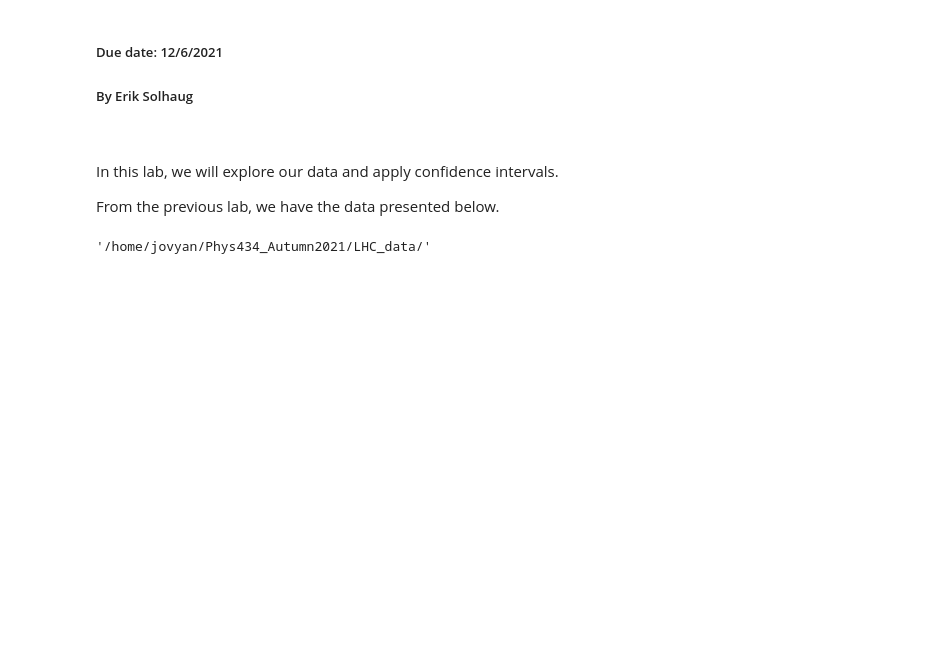
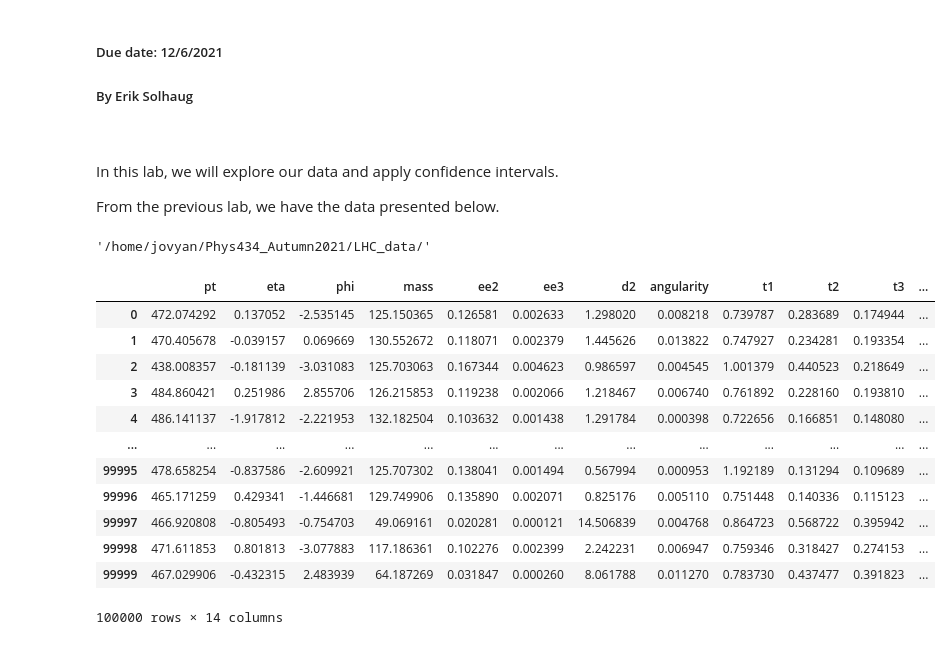
Before and after one commit to SOLHAUG13/Phys434_Autumn2021, a Jupyter notebook: Lab7/Lab7_PHYS434_Solhaug_Erik.ipynb, the cells around one changed output. Drawn from its saved outputs; the diff is of its cells as text; code cells hidden in the pictures; blank space fills up the shorter version.

```diff
--- a/Lab7/Lab7_PHYS434_Solhaug_Erik.ipynb
+++ b/Lab7/Lab7_PHYS434_Solhaug_Erik.ipynb
@@ -39,3 +39,19 @@ with open(f'{data_dir}/higgs_100000_pt_250_500.pkl', 'rb') as f:
 # %%
 with open(f'{data_dir}/qcd_100000_pt_250_500.pkl', 'rb') as f:
     qcd = pickle.load(f)
+# %%
+higgs
+# %% [output]
+|  | pt | eta | phi | mass | ee2 | ee3 | d2 | angularity | t1 | t2 | t3 | ... |
+| 0 | 472.074292 | 0.137052 | -2.535145 | 125.150365 | 0.126581 | 0.002633 | 1.298020 | 0.008218 | 0.739787 | 0.283689 | 0.174944 | ... |
+| 1 | 470.405678 | -0.039157 | 0.069669 | 130.552672 | 0.118071 | 0.002379 | 1.445626 | 0.013822 | 0.747927 | 0.234281 | 0.193354 | ... |
+| 2 | 438.008357 | -0.181139 | -3.031083 | 125.703063 | 0.167344 | 0.004623 | 0.986597 | 0.004545 | 1.001379 | 0.440523 | 0.218649 | ... |
+| 3 | 484.860421 | 0.251986 | 2.855706 | 126.215853 | 0.119238 | 0.002066 | 1.218467 | 0.006740 | 0.761892 | 0.228160 | 0.193810 | ... |
+| 4 | 486.141137 | -1.917812 | -2.221953 | 132.182504 | 0.103632 | 0.001438 | 1.291784 | 0.000398 | 0.722656 | 0.166851 | 0.148080 | ... |
+| ... | ... | ... | ... | ... | ... | ... | ... | ... | ... | ... | ... | ... |
+| 99995 | 478.658254 | -0.837586 | -2.609921 | 125.707302 | 0.138041 | 0.001494 | 0.567994 | 0.000953 | 1.192189 | 0.131294 | 0.109689 | ... |
+| 99996 | 465.171259 | 0.429341 | -1.446681 | 129.749906 | 0.135890 | 0.002071 | 0.825176 | 0.005110 | 0.751448 | 0.140336 | 0.115123 | ... |
+| 99997 | 466.920808 | -0.805493 | -0.754703 | 49.069161 | 0.020281 | 0.000121 | 14.506839 | 0.004768 | 0.864723 | 0.568722 | 0.395942 | ... |
+| 99998 | 471.611853 | 0.801813 | -3.077883 | 117.186361 | 0.102276 | 0.002399 | 2.242231 | 0.006947 | 0.759346 | 0.318427 | 0.274153 | ... |
+| 99999 | 467.029906 | -0.432315 | 2.483939 | 64.187269 | 0.031847 | 0.000260 | 8.061788 | 0.011270 | 0.783730 | 0.437477 | 0.391823 | ... |
+100000 rows × 14 columns
```
Also changed, not shown: parts of 23 cells of this notebook.
